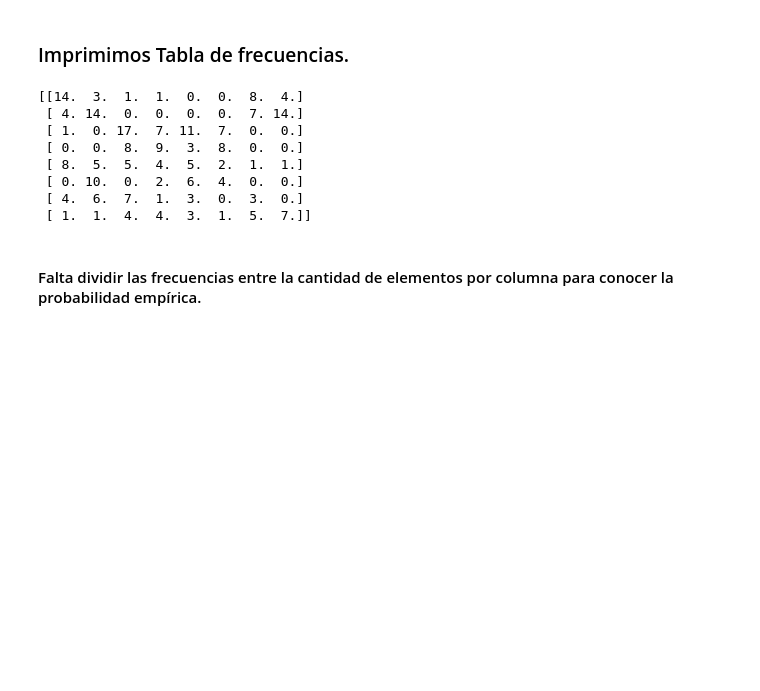
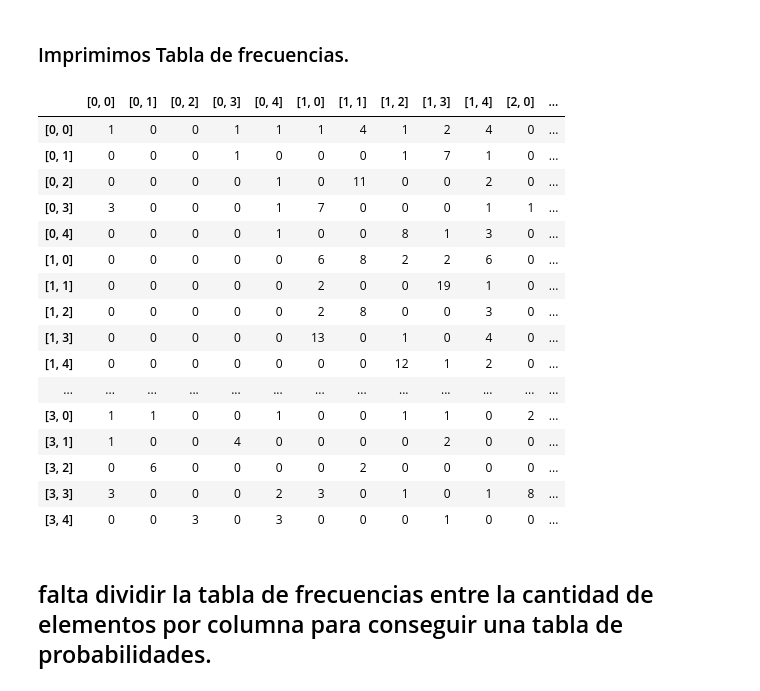
Before and after one commit to OscarFlores-IFi/analisis_datos, a Jupyter notebook: k_means.ipynb, the cells around one changed output. Saved outputs shown, nothing was run; the diff lists cells and outputs as text; code cells hidden in the pictures; blank space fills up the shorter version.

Commit message:
500 datos + ipynb
Se utilizan ahora 500 datos para los algoritmos. Se añade también un archivo de JupyterNotebook para una presentación más sencilla.

```diff
--- a/k_means.ipynb
+++ b/k_means.ipynb
@@ -121,7 +121,7 @@ plt.show()
 # %%
 ### da nombre a cada una de los casos en las que se encuentran. Previo a hacer la tabla de probabilidades de Markov.
 
-Cl,Vo = cluster(close,4)[1],cluster(volume,2)[1] #se decidió tomar 4 centroides para cierre y 2 para volumen.
+Cl,Vo = cluster(close,4)[1],cluster(volume,5)[1] #se decidió tomar 4 centroides para cierre y 2 para volumen.
 
 Gr = [[Cl[i],Vo[i]] for i in range(len(Cl))] #se agrupa cada uno de los casos de cierre y volumen en una lista.
 Dic = [[i,j] for i in range(len(pd.value_counts(Cl))) for j in range(len(pd.value_counts(Vo)))] #se hace un diccionario de las combinaciones existentes en estos dos casos.
@@ -143,16 +147,29 @@ for i in range(Tam):
         for k in range(len(n_g)-1):
             if n_g[k+1]==j and n_g[k]==i:
                 N[i][j] += 1
-
-print(N.T)
-# %% [output]
-[[14.  3.  1.  1.  0.  0.  8.  4.]
- [ 4. 14.  0.  0.  0.  0.  7. 14.]
- [ 1.  0. 17.  7. 11.  7.  0.  0.]
- [ 0.  0.  8.  9.  3.  8.  0.  0.]
- [ 8.  5.  5.  4.  5.  2.  1.  1.]
- [ 0. 10.  0.  2.  6.  4.  0.  0.]
- [ 4.  6.  7.  1.  3.  0.  3.  0.]
- [ 1.  1.  4.  4.  3.  1.  5.  7.]]
+# %%
+Markov = pd.DataFrame(data=N.T)
+Markov.columns = [str(i) for i in Dic]
+Markov.index = [str(i) for i in Dic]
+Markov = Markov.style.background_gradient()
+Markov
+# %% [output]
+|  | [0, 0] | [0, 1] | [0, 2] | [0, 3] | [0, 4] | [1, 0] | [1, 1] | [1, 2] | [1, 3] | [1, 4] | [2, 0] | ... |
+| [0, 0] | 1 | 0 | 0 | 1 | 1 | 1 | 4 | 1 | 2 | 4 | 0 | ... |
+| [0, 1] | 0 | 0 | 0 | 1 | 0 | 0 | 0 | 1 | 7 | 1 | 0 | ... |
+| [0, 2] | 0 | 0 | 0 | 0 | 1 | 0 | 11 | 0 | 0 | 2 | 0 | ... |
+| [0, 3] | 3 | 0 | 0 | 0 | 1 | 7 | 0 | 0 | 0 | 1 | 1 | ... |
+| [0, 4] | 0 | 0 | 0 | 0 | 1 | 0 | 0 | 8 | 1 | 3 | 0 | ... |
+| [1, 0] | 0 | 0 | 0 | 0 | 0 | 6 | 8 | 2 | 2 | 6 | 0 | ... |
+| [1, 1] | 0 | 0 | 0 | 0 | 0 | 2 | 0 | 0 | 19 | 1 | 0 | ... |
+| [1, 2] | 0 | 0 | 0 | 0 | 0 | 2 | 8 | 0 | 0 | 3 | 0 | ... |
+| [1, 3] | 0 | 0 | 0 | 0 | 0 | 13 | 0 | 1 | 0 | 4 | 0 | ... |
+| [1, 4] | 0 | 0 | 0 | 0 | 0 | 0 | 0 | 12 | 1 | 2 | 0 | ... |
+| ... | ... | ... | ... | ... | ... | ... | ... | ... | ... | ... | ... | ... |
+| [3, 0] | 1 | 1 | 0 | 0 | 1 | 0 | 0 | 1 | 1 | 0 | 2 | ... |
+| [3, 1] | 1 | 0 | 0 | 4 | 0 | 0 | 0 | 0 | 2 | 0 | 0 | ... |
+| [3, 2] | 0 | 6 | 0 | 0 | 0 | 0 | 2 | 0 | 0 | 0 | 0 | ... |
+| [3, 3] | 3 | 0 | 0 | 0 | 2 | 3 | 0 | 1 | 0 | 1 | 8 | ... |
+| [3, 4] | 0 | 0 | 3 | 0 | 3 | 0 | 0 | 0 | 1 | 0 | 0 | ... |
 # %% [markdown]
-#### Falta dividir las frecuencias entre la cantidad de elementos por columna para conocer la probabilidad empírica.
+## falta dividir la tabla de frecuencias entre la cantidad de elementos por columna para conseguir una tabla de probabilidades.
```
Also changed, not shown: parts of 9 cells of this notebook, 3 other files.
